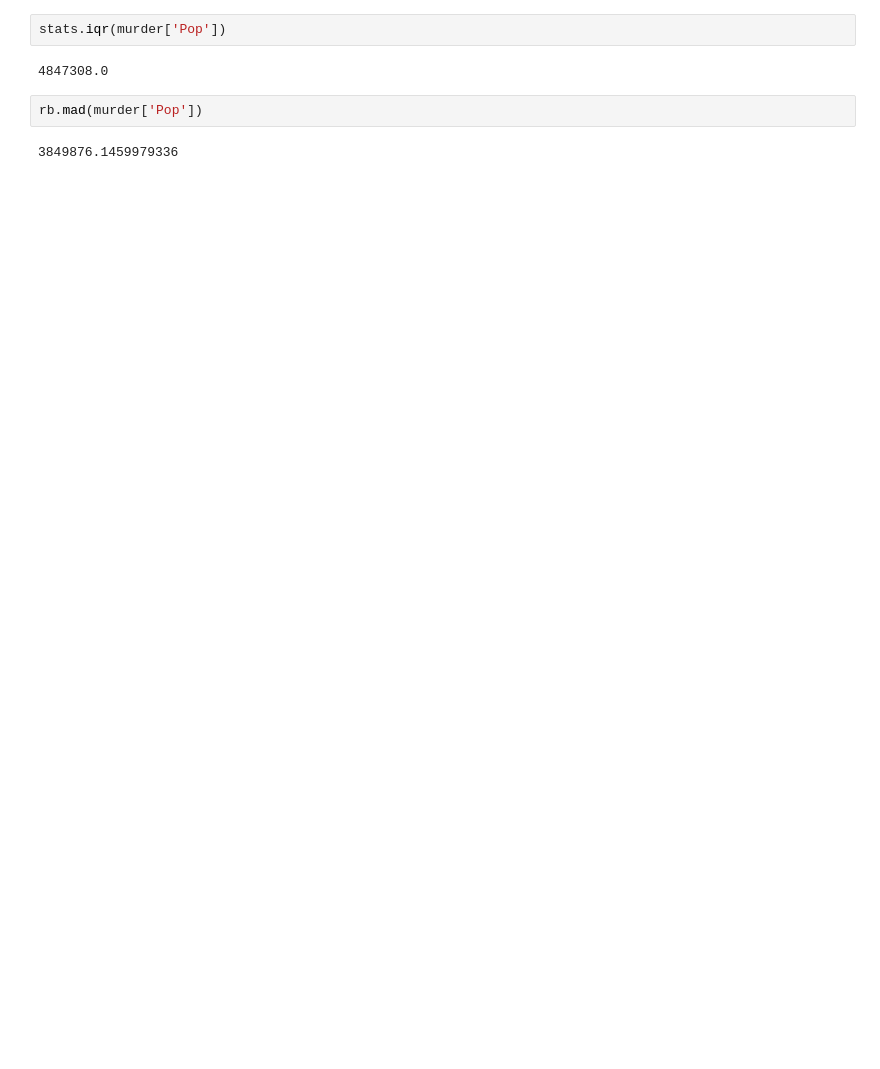
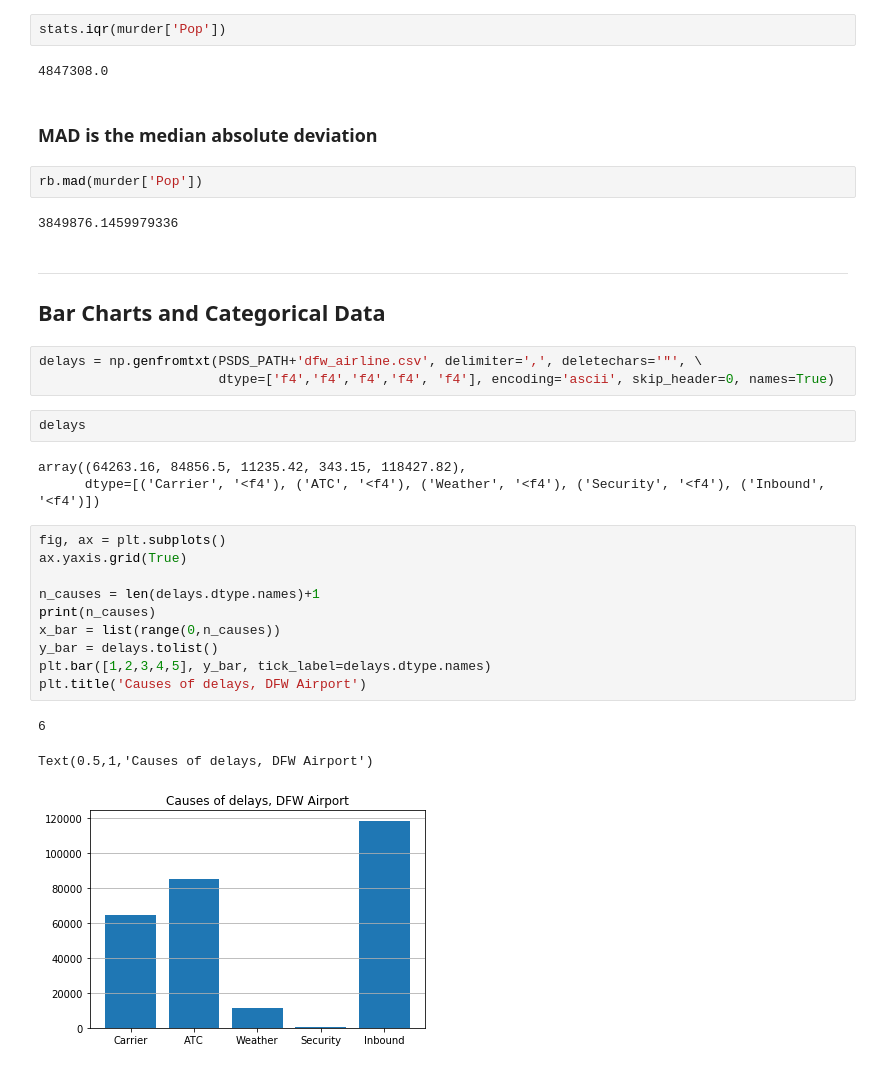
Before and after one commit to coolum001/Stats4DSNotebookProject, a Jupyter notebook: Stats4DS.ipynb, the cells around one changed output. Cells and saved outputs as stored; diff of their text form; blank space fills up the shorter version.

```diff
--- a/Stats4DS.ipynb
+++ b/Stats4DS.ipynb
@@ -280,7 +335,34 @@ np.std(murder['Pop'])*np.sqrt(50/49)
 stats.iqr(murder['Pop'])
 # %% [output]
 4847308.0
+# %% [markdown]
+### MAD is the median absolute deviation
 # %%
 rb.mad(murder['Pop'])
 # %% [output]
 3849876.1459979336
+# %% [markdown]
+---
+## Bar Charts and Categorical Data
+# %%
+delays = np.genfromtxt(PSDS_PATH+'dfw_airline.csv', delimiter=',', deletechars='"', \
+                       dtype=['f4','f4','f4','f4', 'f4'], encoding='ascii', skip_header=0, names=True)
+# %%
+delays
+# %% [output]
+array((64263.16, 84856.5, 11235.42, 343.15, 118427.82),
+      dtype=[('Carrier', '<f4'), ('ATC', '<f4'), ('Weather', '<f4'), ('Security', '<f4'), ('Inbound', '<f4')])
+# %%
+fig, ax = plt.subplots()
+ax.yaxis.grid(True)
+
+n_causes = len(delays.dtype.names)+1
+print(n_causes)
+x_bar = list(range(0,n_causes))
+y_bar = delays.tolist()
+plt.bar([1,2,3,4,5], y_bar, tick_label=delays.dtype.names)
+plt.title('Causes of delays, DFW Airport')
+# %% [output]
+6
+Text(0.5,1,'Causes of delays, DFW Airport')
+[figure, added]
```
Also changed, not shown: parts of 234 cells of this notebook, 2 other files.
